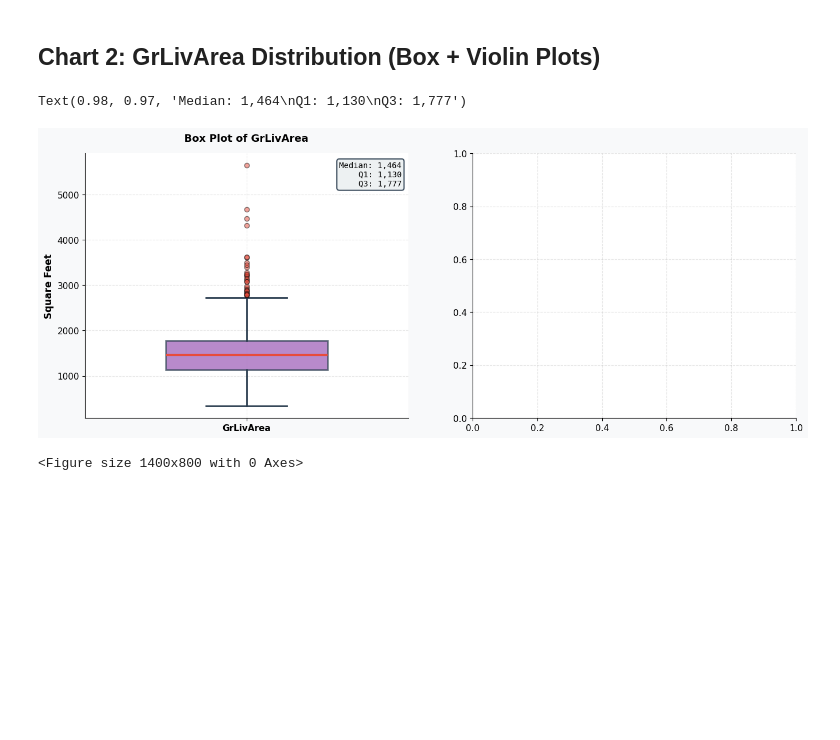
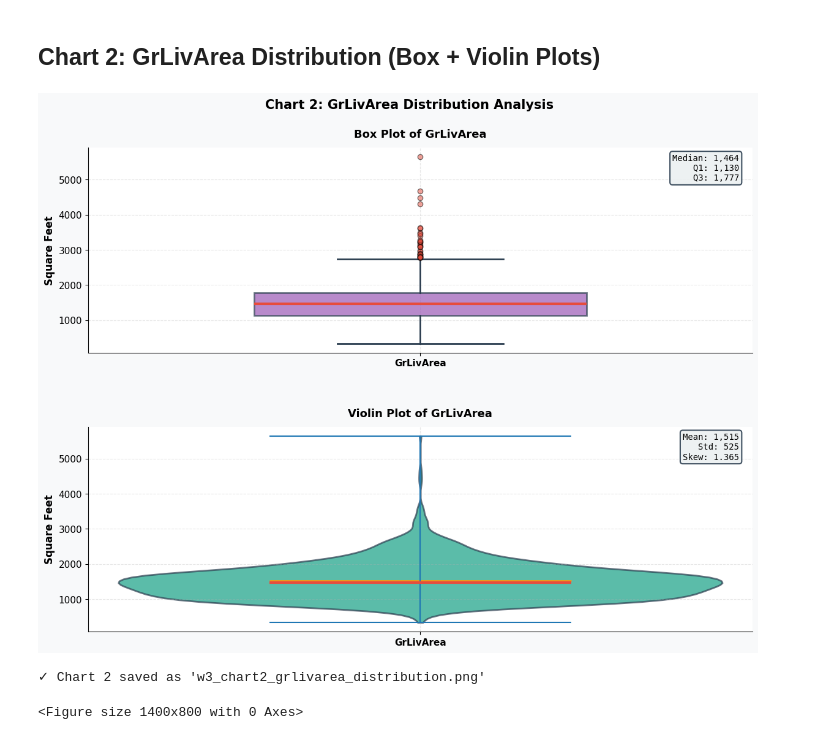
Before and after one commit to MuhamadMahad00/-AIML-Internship-Week3-Muhammad-Mahad-, a Jupyter notebook: week3_visualization_dashboard.ipynb, the cells around one changed output. Saved outputs shown, nothing was run; the diff lists cells and outputs as text; code cells hidden in the pictures; blank space fills up the shorter version.

```diff
--- a/week3_visualization_dashboard.ipynb
+++ b/week3_visualization_dashboard.ipynb
@@ -337,39 +367,82 @@ print("\n✓ Chart 1 saved as 'w3_chart1_saleprice_distribution.png'")
 # Prepare data for Chart 2
 gr_liv_area = df['GrLivArea'].dropna()
 
-# Create figure
-fig, axes = plt.subplots(1, 2, figsize=(16, 6), facecolor='#f8f9fa')
+# Create figure with stacked subplots and balanced spacing
+fig, axes = plt.subplots(2, 1, figsize=(14, 10), facecolor='#f8f9fa')
+fig.subplots_adjust(hspace=0.36, top=0.90)
 
 # Colors
 box_color = '#9b59b6'
 median_color = '#e74c3c'
 
-# LEFT: Box Plot
+# TOP: Box Plot
 ax1 = axes[0]
 bp = ax1.boxplot(gr_liv_area, vert=True, patch_artist=True, widths=0.5,
                  boxprops=dict(facecolor=box_color, color='#2c3e50', linewidth=2, alpha=0.7),
                  whiskerprops=dict(color='#2c3e50', linewidth=2),
                  capprops=dict(color='#2c3e50', linewidth=2),
                  medianprops=dict(color=median_color, linewidth=3),
                  flierprops=dict(marker='o', markerfacecolor='#e74c3c', markersize=6, alpha=0.5))
 
 ax1.set_ylabel('Square Feet', fontsize=12, fontweight='bold')
-ax1.set_title('Box Plot of GrLivArea', fontsize=13, fontweight='bold', pad=15)
+ax1.set_title('Box Plot of GrLivArea', fontsize=13, fontweight='bold', pad=12)
 ax1.grid(alpha=0.3, axis='y')
 ax1.set_facecolor('#ffffff')
 ax1.set_xticklabels(['GrLivArea'], fontsize=11, fontweight='bold')
 ax1.spines['top'].set_visible(False)
 ax1.spines['right'].set_visible(False)
 
 # Add statistics
 stats_text = f"Median: {np.median(gr_liv_area):,.0f}\nQ1: {np.percentile(gr_liv_area, 25):,.0f}\nQ3: {np.percentile(gr_liv_area, 75):,.0f}"
 ax1.text(0.98, 0.97, stats_text, transform=ax1.transAxes, fontsize=10,
          verticalalignment='top', horizontalalignment='right',
          bbox=dict(boxstyle='round', facecolor='#ecf0f1', alpha=0.9, edgecolor='#2c3e50', linewidth=1.5),
          fontfamily='monospace')
+
+# BOTTOM: Violin Plot
+violin_color = '#16a085'
+
+ax2 = axes[1]
+parts = ax2.violinplot([gr_liv_area], vert=True, widths=0.7,
+                        showmeans=True, showextrema=True, showmedians=True)
+
+for pc in parts['bodies']:
+    pc.set_facecolor(violin_color)
+    pc.set_edgecolor('#2c3e50')
+    pc.set_linewidth(2)
+    pc.set_alpha(0.7)
+
+parts['cmeans'].set_color('#f39c12')
+parts['cmeans'].set_linewidth(2)
+parts['cmedians'].set_color(median_color)
+parts['cmedians'].set_linewidth(3)
+
+ax2.set_ylabel('Square Feet', fontsize=12, fontweight='bold')
+ax2.set_title('Violin Plot of GrLivArea', fontsize=13, fontweight='bold', pad=12)
+ax2.grid(alpha=0.3, axis='y')
+ax2.set_facecolor('#ffffff')
+ax2.set_xticks([1])
+ax2.set_xticklabels(['GrLivArea'], fontsize=11, fontweight='bold')
+ax2.spines['top'].set_visible(False)
+ax2.spines['right'].set_visible(False)
+
+# Add statistics
+mean_val = np.mean(gr_liv_area)
+std_val = np.std(gr_liv_area)
+stats_text2 = f"Mean: {mean_val:,.0f}\nStd: {std_val:,.0f}\nSkew: {skew(gr_liv_area):.3f}"
+ax2.text(0.98, 0.97, stats_text2, transform=ax2.transAxes, fontsize=10,
+         verticalalignment='top', horizontalalignment='right',
+         bbox=dict(boxstyle='round', facecolor='#ecf0f1', alpha=0.9, edgecolor='#2c3e50', linewidth=1.5),
+         fontfamily='monospace')
+
+fig.suptitle('Chart 2: GrLivArea Distribution Analysis', fontsize=15, fontweight='bold', y=0.98)
+plt.savefig('w3_chart2_grlivarea_distribution.png', dpi=300, bbox_inches='tight', facecolor='#f8f9fa')
+plt.show()
+
+print("\n✓ Chart 2 saved as 'w3_chart2_grlivarea_distribution.png'")
 # %% [output]
+[figure, new version]
-Text(0.98, 0.97, 'Median: 1,464\nQ1: 1,130\nQ3: 1,777')
+✓ Chart 2 saved as 'w3_chart2_grlivarea_distribution.png'
-[figure, old version]
 # %%
 # RIGHT: Violin Plot
 violin_color = '#16a085'
```
Also changed, not shown: parts of 2 cells of this notebook, 2 other files.
